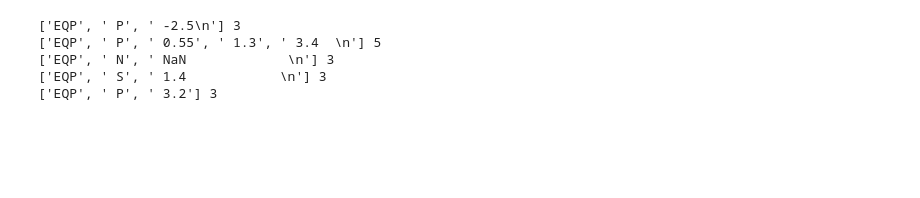
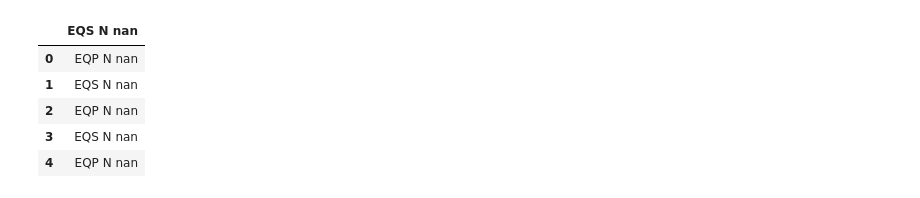
Before and after one commit to geohackweek/ghw2019_wiggles, a Jupyter notebook: scripts/histogram.ipynb, the cells around one changed output. Cells and saved outputs as stored; diff of their text form; code cells hidden in the pictures; blank space fills up the shorter version.

```diff
--- a/scripts/histogram.ipynb
+++ b/scripts/histogram.ipynb
@@ -39,11 +148,16 @@ test
+# %%
+comp = pd. read_csv('../comparison.out', sep = '/s+')
+comp.head()
+# %% [output]
+|  | EQS N nan |
+| 0 | EQP N nan |
+| 1 | EQS N nan |
+| 2 | EQP N nan |
+| 3 | EQS N nan |
+| 4 | EQP N nan |
 # %%
-with open ('../comparision.txt') as test:
-    for line in test:
-        pickline = line.split(',')
-        print (pickline, len(pickline))
+with open('../comparison.out', 'r') as comp:
+    leng = []
+    for line in comp:
+        pickline = line.split(' ')
+        leng.append(len(pickline))
-# %% [output]
-['EQP', ' P', ' -2.5\n'] 3
-['EQP', ' P', ' 0.55', ' 1.3', ' 3.4  \n'] 5
-['EQP', ' N', ' NaN             \n'] 3
-['EQP', ' S', ' 1.4            \n'] 3
-['EQP', ' P', ' 3.2'] 3
```
Also changed, not shown: parts of 16 cells of this notebook.
